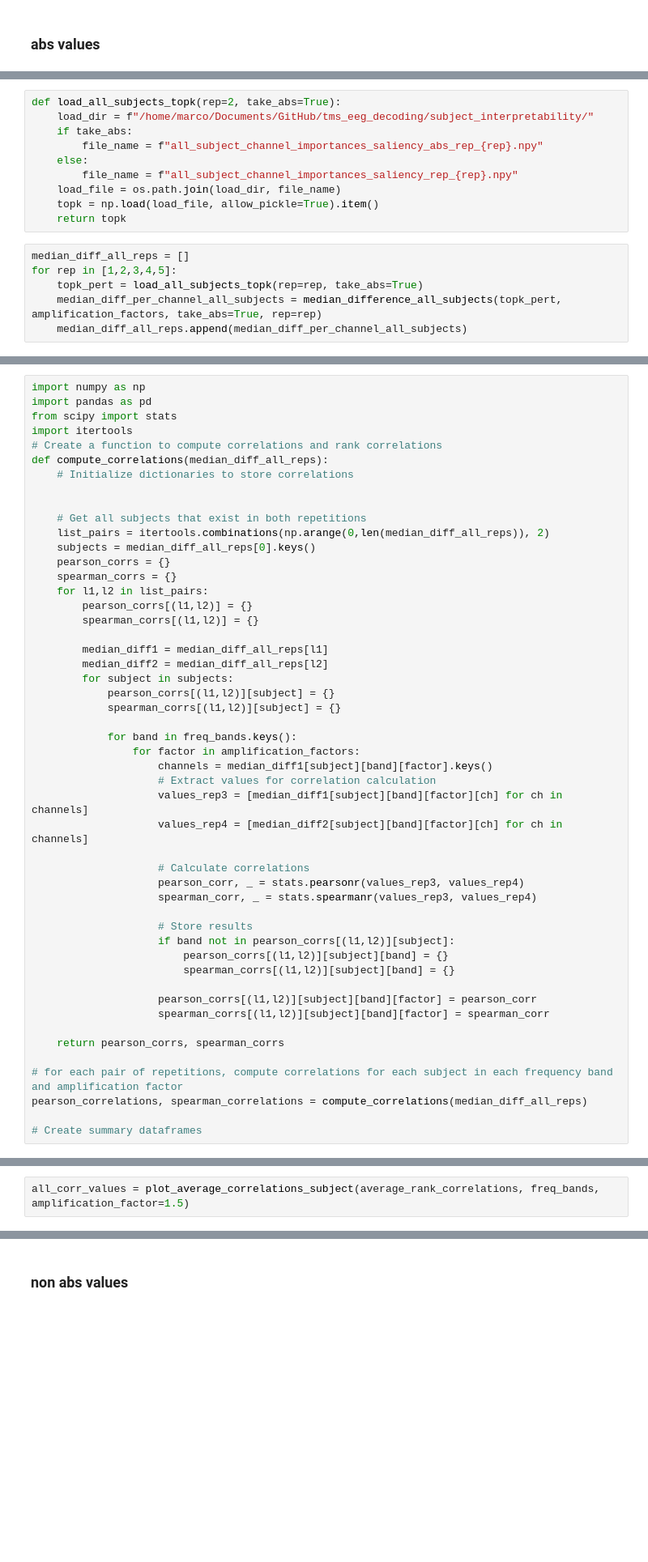
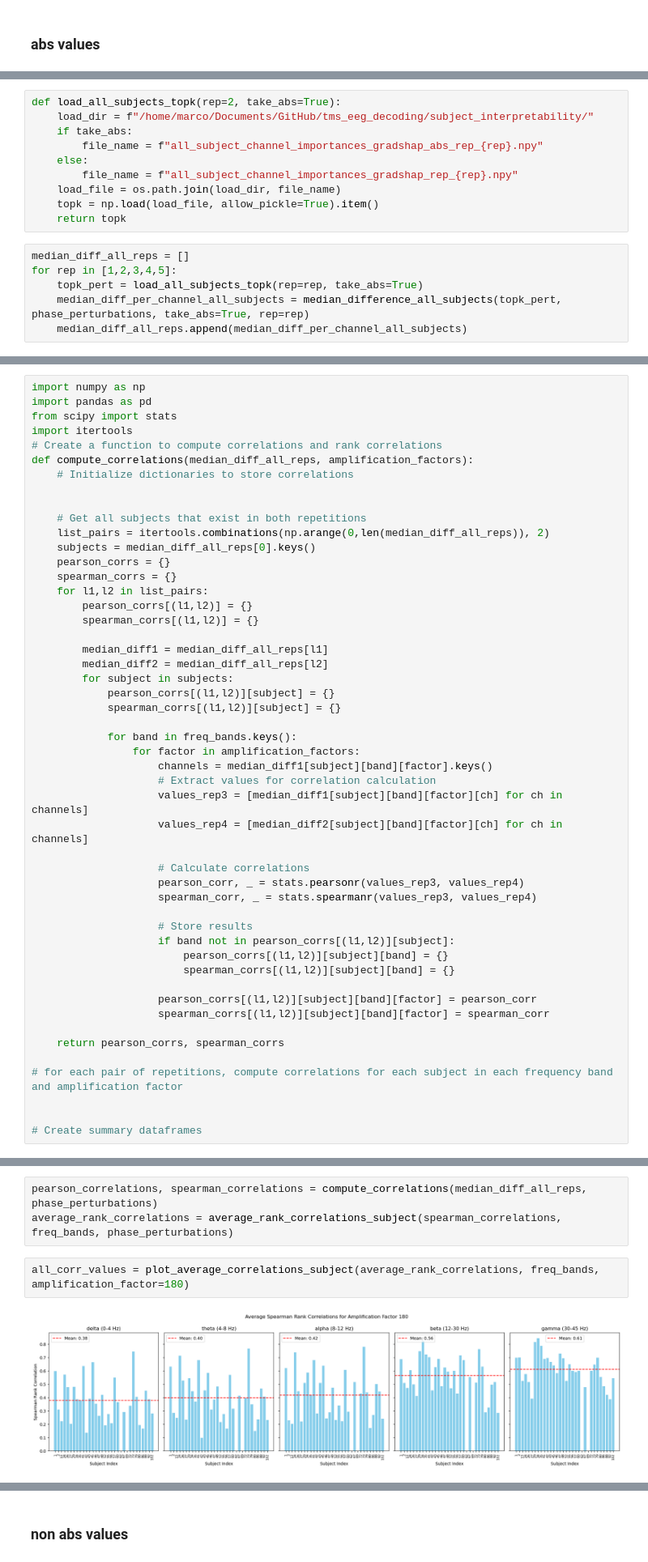
Before and after one commit to Marwolfer/MA, a Jupyter notebook: perturb_power/check_robustness.ipynb, the cells around one changed output, grey strips where cells are left out. Shown at 81% size. Saved outputs shown, nothing was run; the diff lists cells and outputs as text; blank space fills up the shorter version.

```diff
--- a/perturb_power/check_robustness.ipynb
+++ b/perturb_power/check_robustness.ipynb
@@ -139,9 +143,9 @@ def median_difference_all_subjects(data_all_subjects, amplification_factors, tak
 def load_all_subjects_topk(rep=2, take_abs=True):
     load_dir = f"/home/marco/Documents/GitHub/tms_eeg_decoding/subject_interpretability/"
     if take_abs:
-        file_name = f"all_subject_channel_importances_saliency_abs_rep_{rep}.npy"
+        file_name = f"all_subject_channel_importances_gradshap_abs_rep_{rep}.npy"
     else:
-        file_name = f"all_subject_channel_importances_saliency_rep_{rep}.npy"
+        file_name = f"all_subject_channel_importances_gradshap_rep_{rep}.npy"
     load_file = os.path.join(load_dir, file_name)
     topk = np.load(load_file, allow_pickle=True).item()
     return topk
@@ -149,5 +153,5 @@ def load_all_subjects_topk(rep=2, take_abs=True):
 median_diff_all_reps = []
 for rep in [1,2,3,4,5]:
     topk_pert = load_all_subjects_topk(rep=rep, take_abs=True)
-    median_diff_per_channel_all_subjects = median_difference_all_subjects(topk_pert, amplification_factors, take_abs=True, rep=rep)
+    median_diff_per_channel_all_subjects = median_difference_all_subjects(topk_pert, phase_perturbations, take_abs=True, rep=rep)
     median_diff_all_reps.append(median_diff_per_channel_all_subjects)
@@ -159,7 +179,7 @@ import pandas as pd
 from scipy import stats
 import itertools
 # Create a function to compute correlations and rank correlations
-def compute_correlations(median_diff_all_reps):
+def compute_correlations(median_diff_all_reps, amplification_factors):
     # Initialize dictionaries to store correlations
 
 
@@ -200,6 +220,6 @@ def compute_correlations(median_diff_all_reps):
     return pearson_corrs, spearman_corrs
 
 # for each pair of repetitions, compute correlations for each subject in each frequency band and amplification factor
-pearson_correlations, spearman_correlations = compute_correlations(median_diff_all_reps)
+
 
 # Create summary dataframes
@@ -263,5 +279,10 @@ def plot_average_correlations_subject(average_correlations, freq_bands, amplific
     plt.show()
 
     return all_corr_values
+# %%
+pearson_correlations, spearman_correlations = compute_correlations(median_diff_all_reps, phase_perturbations)
+average_rank_correlations = average_rank_correlations_subject(spearman_correlations, freq_bands, phase_perturbations)
 # %%
-all_corr_values = plot_average_correlations_subject(average_rank_correlations, freq_bands, amplification_factor=1.5)
+all_corr_values = plot_average_correlations_subject(average_rank_correlations, freq_bands, amplification_factor=180)
+# %% [output]
+[figure, added]
```
Also changed, not shown: parts of 30 cells of this notebook, 4 other files.
